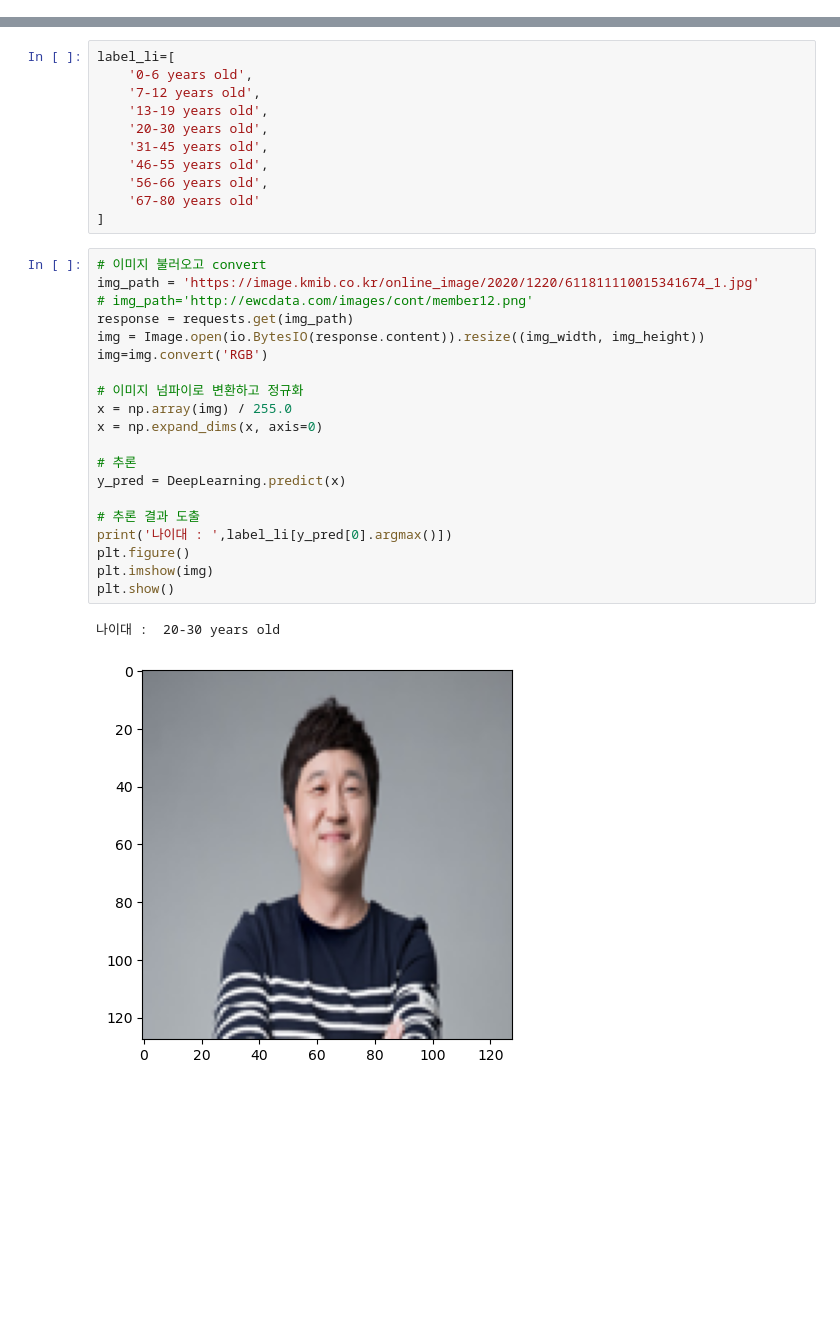
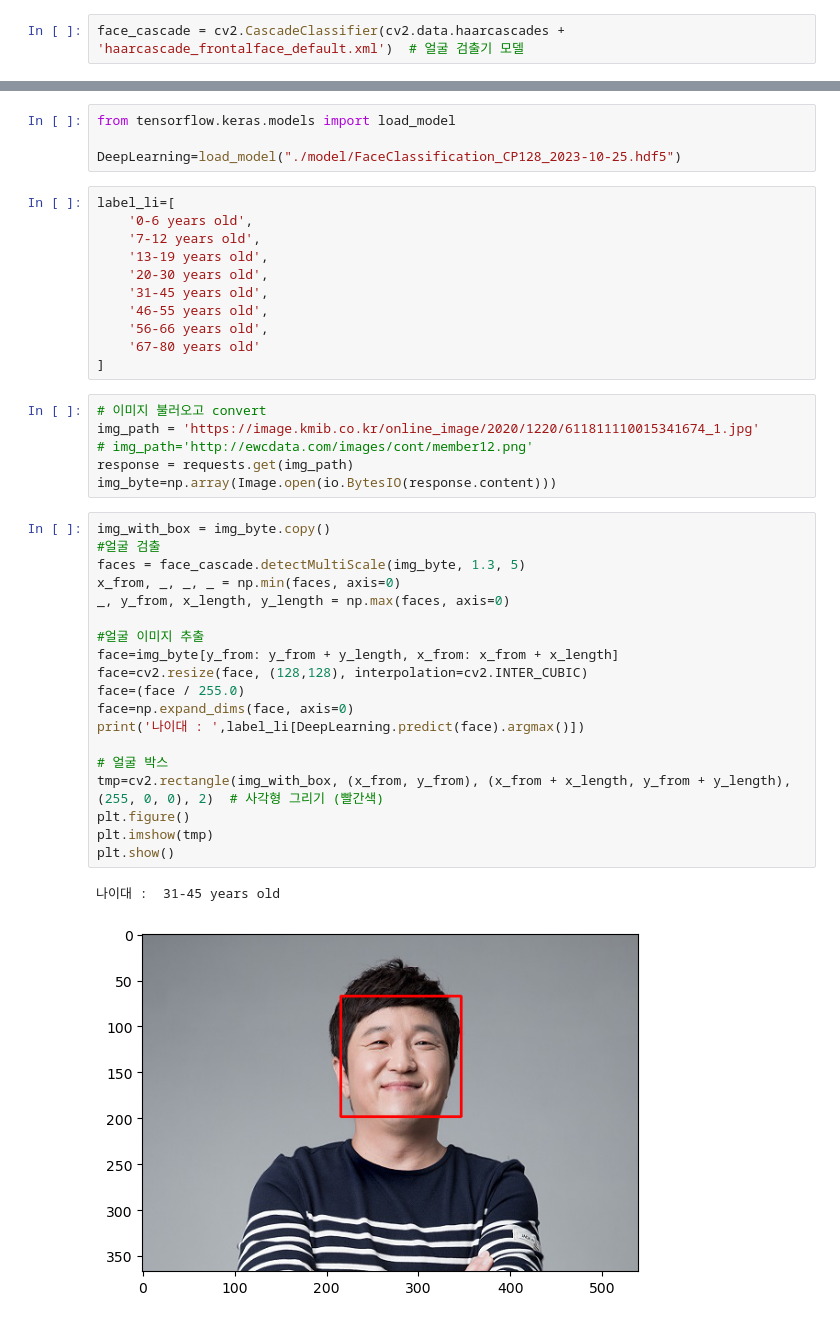
Before and after one commit to syg0203/Tenproject_faceage, a Jupyter notebook: faceage_script.ipynb, the cells around one changed output, grey strips where cells are left out. Drawn from its saved outputs; the diff is of its cells as text; blank space fills up the shorter version.

Commit message:
:zap:upgrade model

```diff
--- a/faceage_script.ipynb
+++ b/faceage_script.ipynb
@@ -68,0 +74,2 @@ train_meta_data.head(1)
+# %%
+face_cascade = cv2.CascadeClassifier(cv2.data.haarcascades + 'haarcascade_frontalface_default.xml')  # 얼굴 검출기 모델
@@ -193,6 +229,10 @@ accuracy_score : 0.6289893617021277
 # %% [markdown]
 ### 💯모델 추론
 실제 서비스에 적용할때는 cv2 케스케이드 분류기를 검출기로 활용할 예정
+# %%
+from tensorflow.keras.models import load_model
+
+DeepLearning=load_model("./model/FaceClassification_CP128_2023-10-25.hdf5")
 # %%
 label_li=[
     '0-6 years old',
@@ -209,21 +249,26 @@ label_li=[
 img_path = 'https://image.kmib.co.kr/online_image/2020/1220/611811110015341674_1.jpg'
 # img_path='http://ewcdata.com/images/cont/member12.png'
 response = requests.get(img_path)
-img = Image.open(io.BytesIO(response.content)).resize((img_width, img_height))
-img=img.convert('RGB')
-
-# 이미지 넘파이로 변환하고 정규화
-x = np.array(img) / 255.0
-x = np.expand_dims(x, axis=0)
-
-# 추론
-y_pred = DeepLearning.predict(x)
-
-# 추론 결과 도출
-print('나이대 : ',label_li[y_pred[0].argmax()])
-plt.figure()
-plt.imshow(img)
-plt.show()
+img_byte=np.array(Image.open(io.BytesIO(response.content)))
-# %% [output]
-나이대 :  20-30 years old
-[figure, removed]
+# %%
+img_with_box = img_byte.copy()
+#얼굴 검출
+faces = face_cascade.detectMultiScale(img_byte, 1.3, 5)
+x_from, _, _, _ = np.min(faces, axis=0)
+_, y_from, x_length, y_length = np.max(faces, axis=0)
+
+#얼굴 이미지 추출
+face=img_byte[y_from: y_from + y_length, x_from: x_from + x_length]
+face=cv2.resize(face, (128,128), interpolation=cv2.INTER_CUBIC)
+face=(face / 255.0)
+face=np.expand_dims(face, axis=0)
+print('나이대 : ',label_li[DeepLearning.predict(face).argmax()])
+
+# 얼굴 박스
+tmp=cv2.rectangle(img_with_box, (x_from, y_from), (x_from + x_length, y_from + y_length), (255, 0, 0), 2)  # 사각형 그리기 (빨간색)
+plt.figure()
+plt.imshow(tmp)
+plt.show()
+# %% [output]
+나이대 :  31-45 years old
+[figure, added]
```
Also changed, not shown: parts of 14 cells of this notebook.
